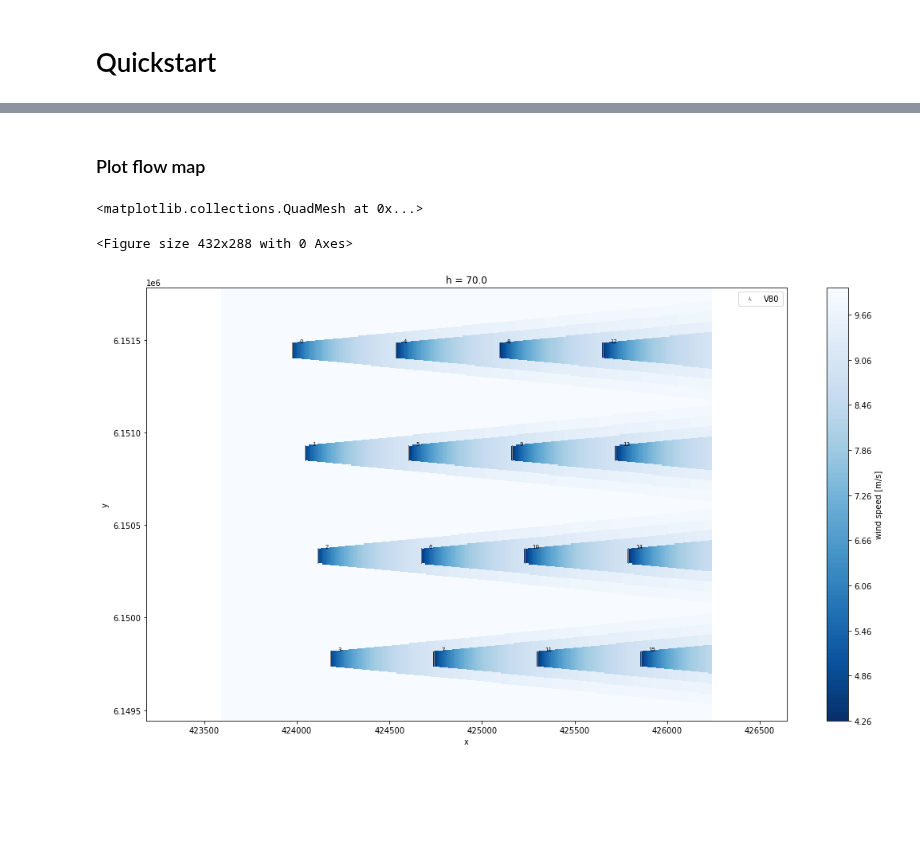
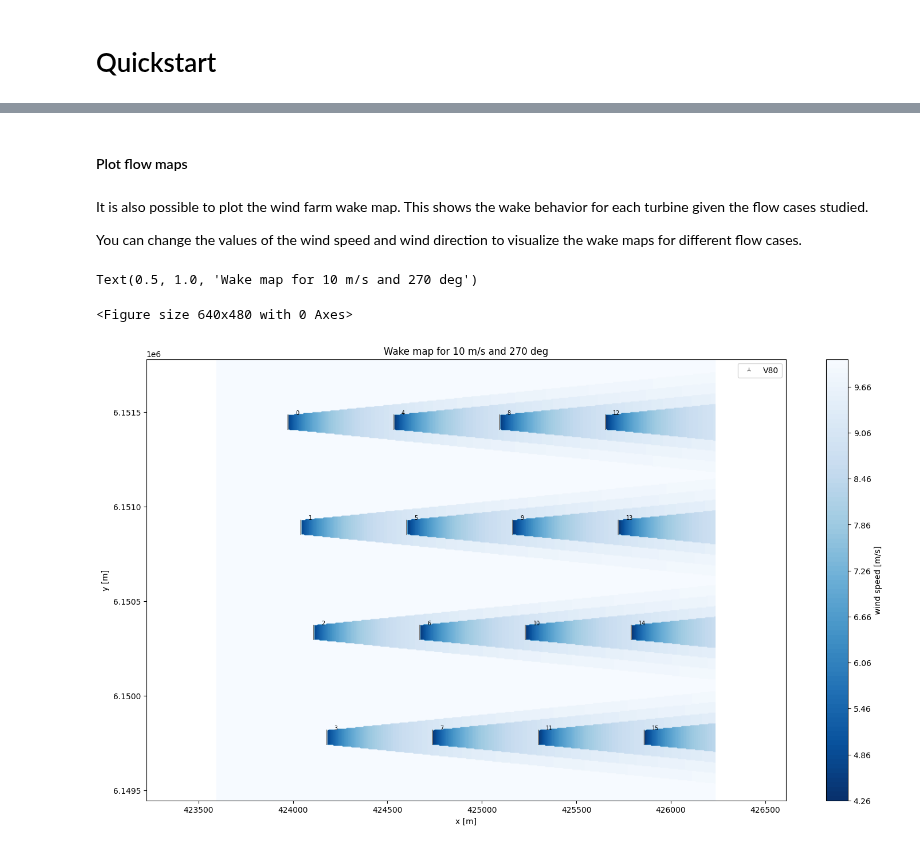
Before and after one commit to DTUWindEnergy/PyWake, a Jupyter notebook: docs/notebooks/Quickstart.ipynb, the cells around one changed output, grey strips where cells are left out. Cells and saved outputs as stored; diff of their text form; code cells hidden in the pictures; blank space fills up the shorter version.

```diff
--- a/docs/notebooks/Quickstart.ipynb
+++ b/docs/notebooks/Quickstart.ipynb
@@ -72,11 +101,21 @@ Text(0, 0.5, 'AEP [GWh]')
 # %% [markdown]
-### Plot flow map
+#### Plot flow maps
+# %% [markdown]
+It is also possible to plot the wind farm wake map. This shows the wake behavior for each turbine given the flow cases studied.
+
+You can change the values of the wind speed and wind direction to visualize the wake maps for different flow cases.
 # %%
+wind_speed = 10
+wind_direction = 270
+
 plt.figure()
-flow_map = simulationResult.flow_map(ws=10, wd=270)
+flow_map = simulationResult.flow_map(ws=wind_speed, wd=wind_direction)
 plt.figure(figsize=(18,10))
 flow_map.plot_wake_map()
+plt.xlabel('x [m]')
+plt.ylabel('y [m]')
+plt.title('Wake map for' + f' {wind_speed} m/s and {wind_direction} deg')
 # %% [output]
-<matplotlib.collections.QuadMesh at 0x...>
+Text(0.5, 1.0, 'Wake map for 10 m/s and 270 deg')
-<Figure size 432x288 with 0 Axes>
+<Figure size 640x480 with 0 Axes>
-[figure, old version]
+[figure, new version]
```
Also changed, not shown: parts of 16 cells of this notebook, 23 other files.
